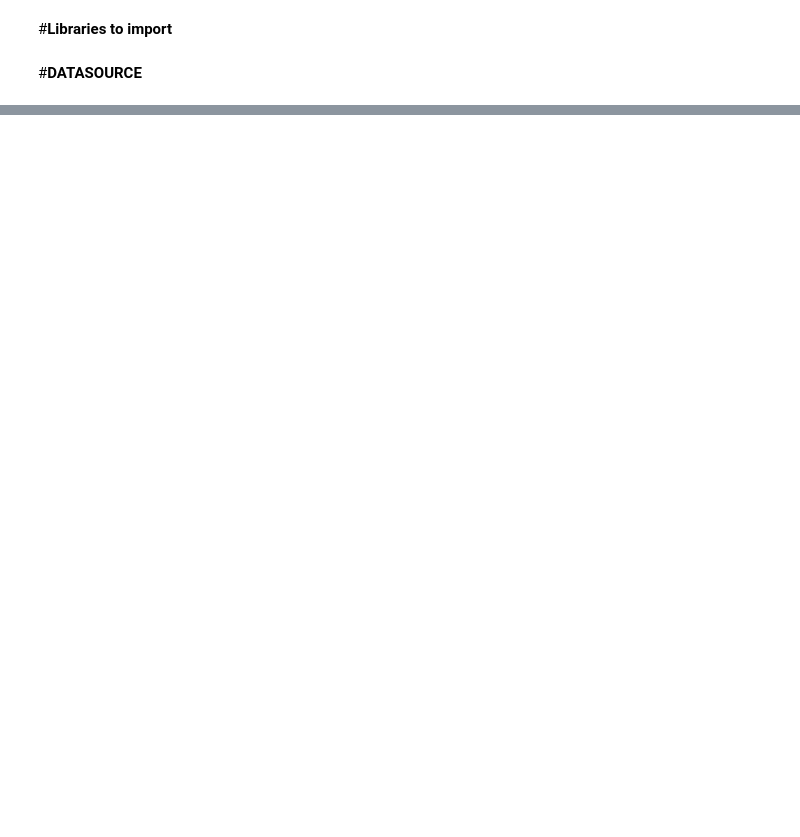
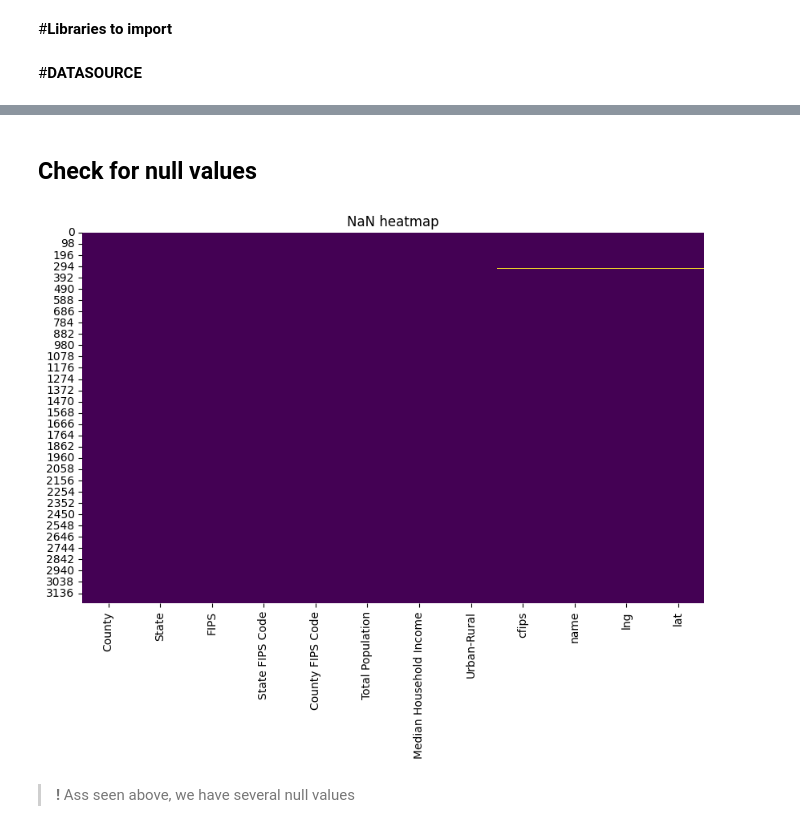
Before and after one commit to fergarcat/eda-usa-income, a Jupyter notebook: EDA_USA_Urban_Rural_Income.ipynb, the cells around one changed output, grey strips where cells are left out. Drawn from its saved outputs; the diff is of its cells as text; code cells hidden in the pictures; blank space fills up the shorter version.

Commit message:
feat(CSV): dataset uploaded to repository
Copy to colab /content/kaggle_files

```diff
--- a/EDA_USA_Urban_Rural_Income.ipynb
+++ b/EDA_USA_Urban_Rural_Income.ipynb
@@ -312,0 +102,9 @@ df2.head()
+# %%
+
+# Ruta al archivo descargado, ajusta la ruta si es necesario
+file_income_urban_vs_rural = "/content/content/kaggle_files/Income_Urban_VS_Rural.csv"
+file_cfips_location = "/content/content/kaggle_files/cfips_location.csv"
+
+# Leer el archivo CSV en un DataFrame
+df_income = pd.read_csv(file_income_urban_vs_rural)
+df_location = pd.read_csv(file_cfips_location)
@@ -312,0 +113,2 @@ df2.head()
+# %%
+df=df_income.merge(df_location, how="left", left_on = "FIPS", right_on="cfips")
@@ -312,0 +210,14 @@ df2.head()
+# %% [markdown]
+## Check for null values
+# %%
+# Heatmap of null values
+plt.figure(figsize=(10, 6))
+sns.heatmap(df.isnull(), cbar=False, cmap='viridis')
+plt.title("NaN heatmap")
+plt.show()
+# %% [output]
+[figure, added]
+# %% [markdown]
+
+
+> **!** Ass seen above, we have several null values
```
Also changed, not shown: parts of 39 cells of this notebook.
